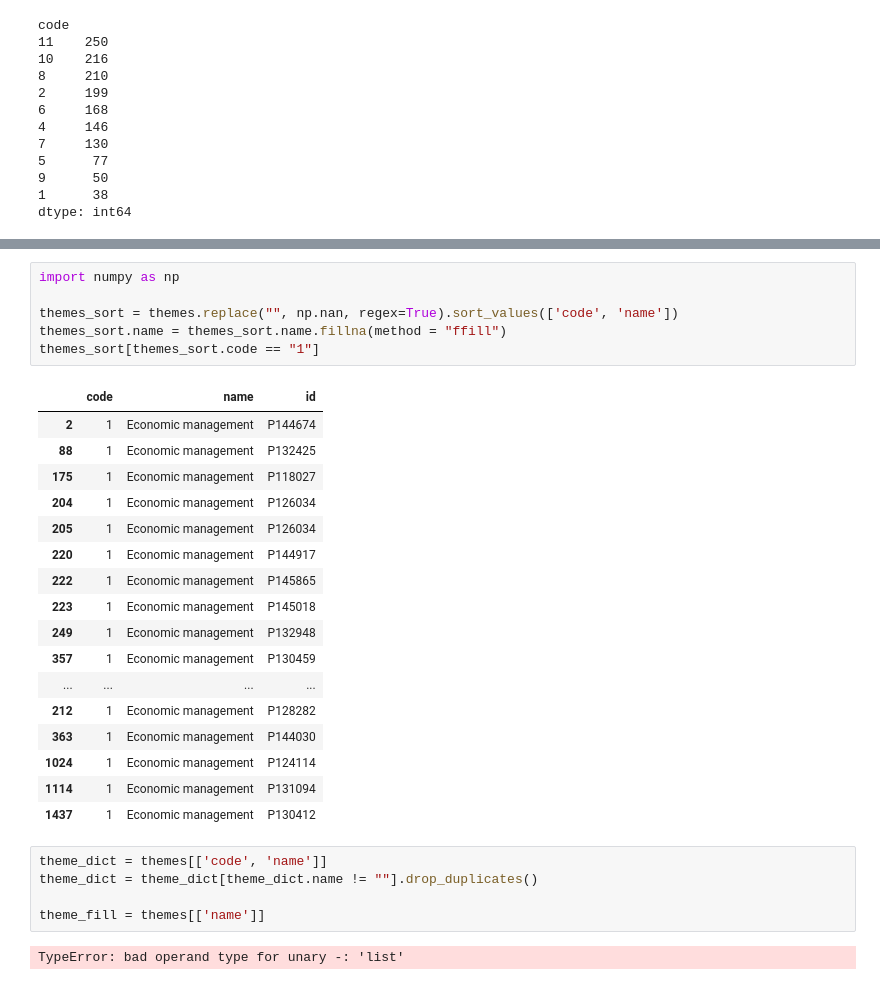
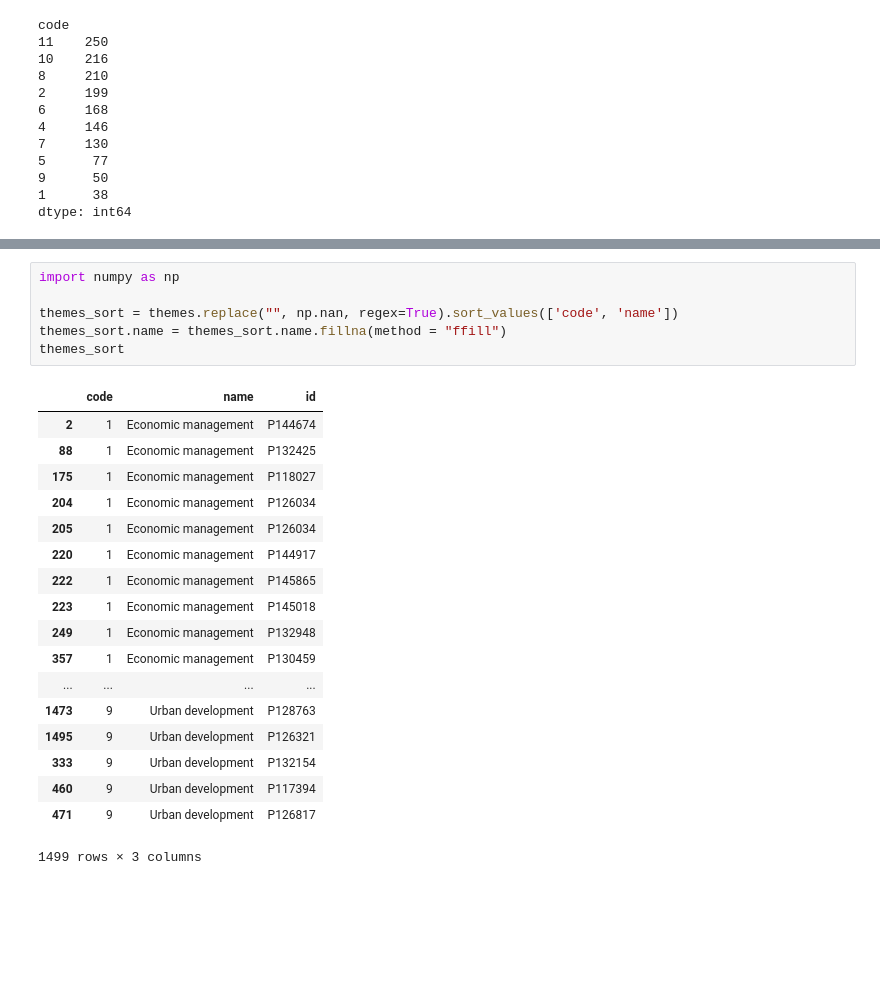
Before and after one commit to rlrognstad/springboard, a Jupyter notebook: DataWranglingJSON/sliderule_dsi_json_exercise_rlr.ipynb, the cells around one changed output, grey strips where cells are left out. Cells and saved outputs as stored; diff of their text form; blank space fills up the shorter version.

```diff
--- a/DataWranglingJSON/sliderule_dsi_json_exercise_rlr.ipynb
+++ b/DataWranglingJSON/sliderule_dsi_json_exercise_rlr.ipynb
@@ -161,31 +173,25 @@ dtype: int64
 # %%
 import numpy as np
 
 themes_sort = themes.replace("", np.nan, regex=True).sort_values(['code', 'name'])
 themes_sort.name = themes_sort.name.fillna(method = "ffill")
-themes_sort[themes_sort.code == "1"]
+themes_sort
 # %% [output]
 |  | code | name | id |
 | 2 | 1 | Economic management | P144674 |
 | 88 | 1 | Economic management | P132425 |
 | 175 | 1 | Economic management | P118027 |
 | 204 | 1 | Economic management | P126034 |
 | 205 | 1 | Economic management | P126034 |
 | 220 | 1 | Economic management | P144917 |
 | 222 | 1 | Economic management | P145865 |
 | 223 | 1 | Economic management | P145018 |
 | 249 | 1 | Economic management | P132948 |
 | 357 | 1 | Economic management | P130459 |
 | ... | ... | ... | ... |
-| 212 | 1 | Economic management | P128282 |
-| 363 | 1 | Economic management | P144030 |
-| 1024 | 1 | Economic management | P124114 |
-| 1114 | 1 | Economic management | P131094 |
-| 1437 | 1 | Economic management | P130412 |
+| 1473 | 9 | Urban development | P128763 |
+| 1495 | 9 | Urban development | P126321 |
+| 333 | 9 | Urban development | P132154 |
+| 460 | 9 | Urban development | P117394 |
+| 471 | 9 | Urban development | P126817 |
+1499 rows × 3 columns
-# %%
-theme_dict = themes[['code', 'name']]
-theme_dict = theme_dict[theme_dict.name != ""].drop_duplicates()
-
-theme_fill = themes[['name']]
-# %% [output]
-TypeError: bad operand type for unary -: 'list'
```
Also changed, not shown: parts of 3 cells of this notebook.
